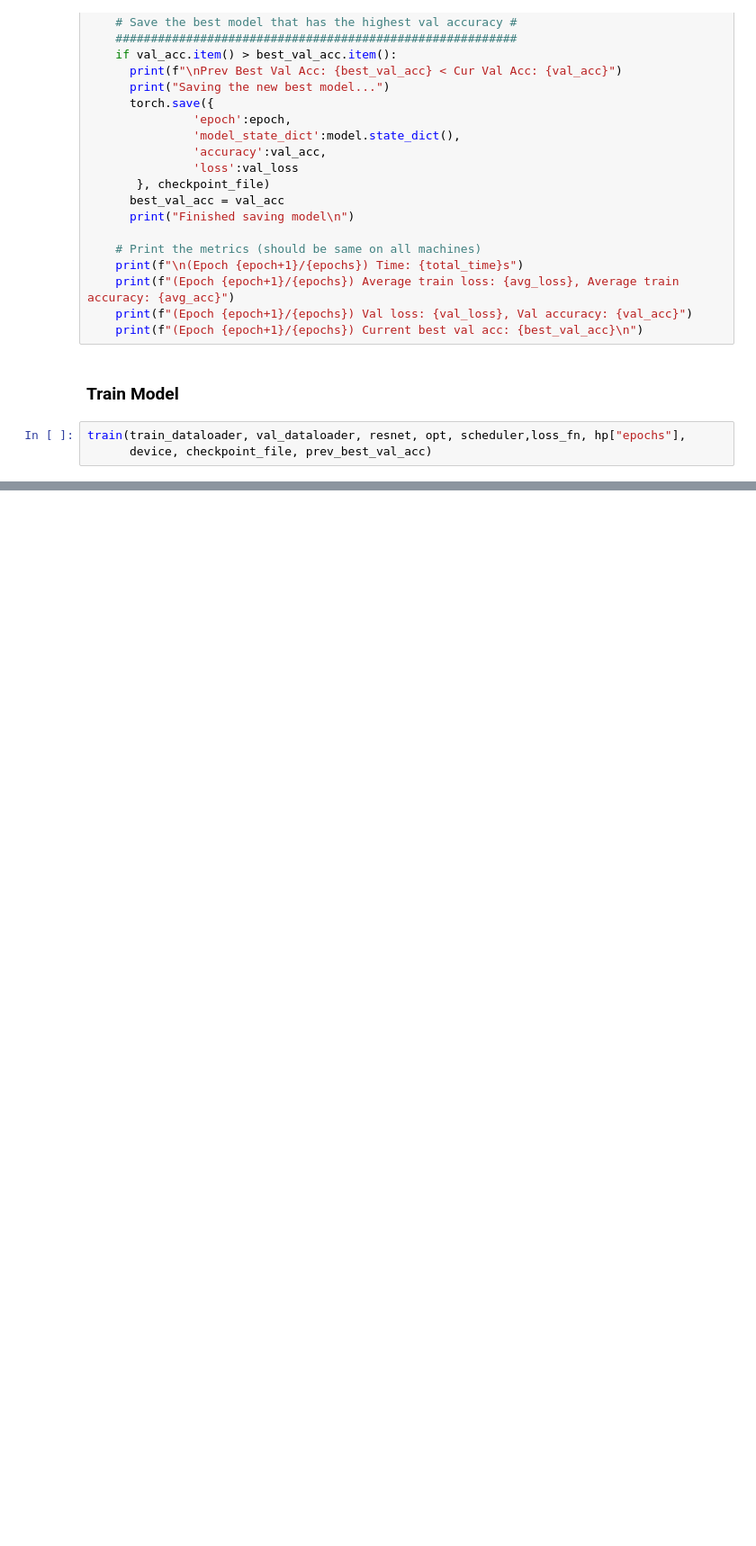
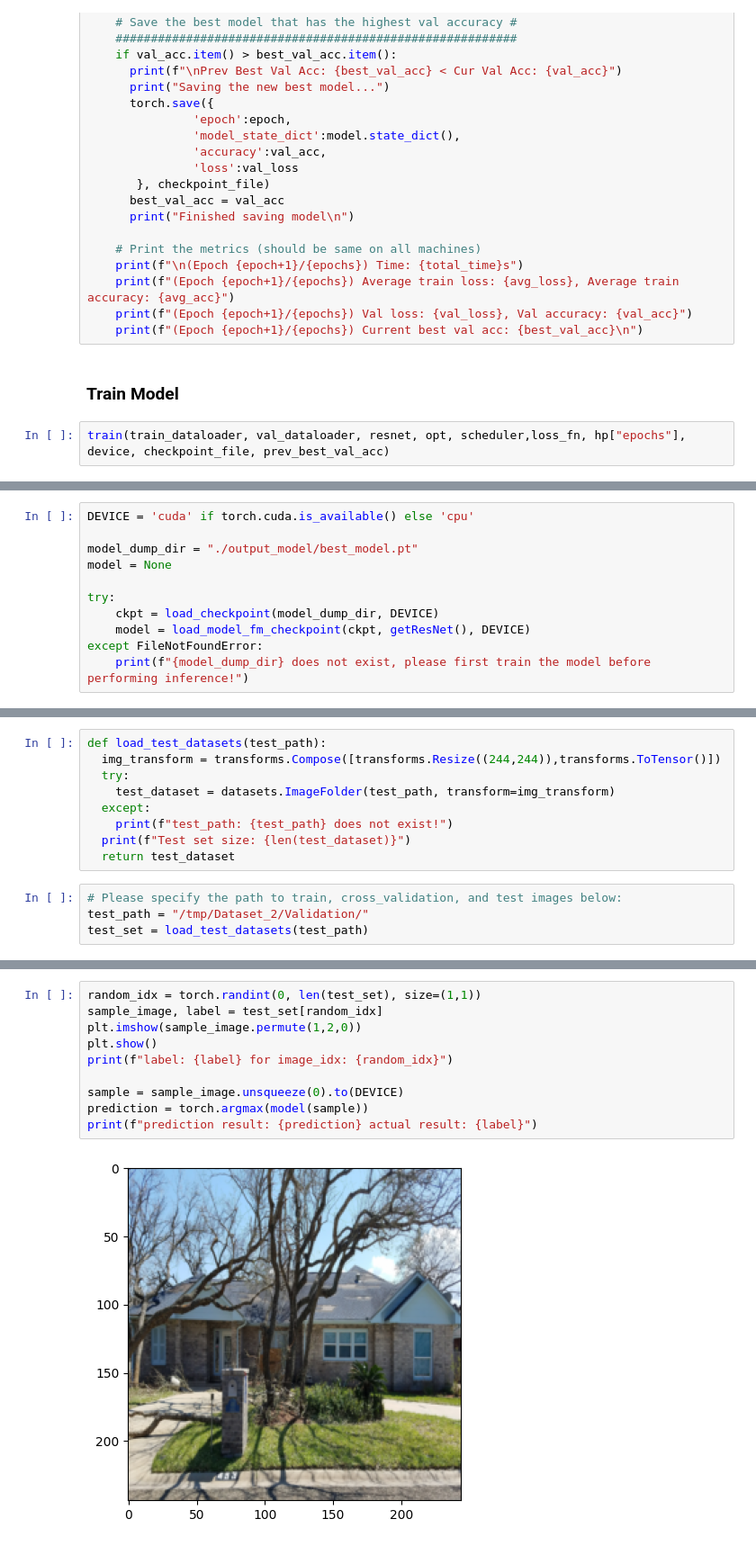
Before and after one commit to chishiki-ai/cnn-course, a Jupyter notebook: part2-building-cnn-pytorch.ipynb, the cells around one changed output, grey strips where cells are left out. Shown at 90% size. Cells and saved outputs as stored; diff of their text form; blank space fills up the shorter version.

Commit message:
static image in folder and env.sh

```diff
--- a/part2-building-cnn-pytorch.ipynb
+++ b/part2-building-cnn-pytorch.ipynb
@@ -341,6 +338,5 @@ def train(train_loader, val_loader, model, opt, scheduler, loss_fn, epochs, DEVI
 # %% [markdown]
 ### Train Model
 # %%
-train(train_dataloader, val_dataloader, resnet, opt, scheduler,loss_fn, hp["epochs"],
-      device, checkpoint_file, prev_best_val_acc)
+train(train_dataloader, val_dataloader, resnet, opt, scheduler,loss_fn, hp["epochs"], device, checkpoint_file, prev_best_val_acc)
 # %% [output]
@@ -365,0 +394,11 @@ Prev Best Val Acc: 0.7650691270828247 < Cur Val Acc: 0.7677865624427795
+# %%
+DEVICE = 'cuda' if torch.cuda.is_available() else 'cpu'
+
+model_dump_dir = "./output_model/best_model.pt"
+model = None
+
+try:
+    ckpt = load_checkpoint(model_dump_dir, DEVICE)
+    model = load_model_fm_checkpoint(ckpt, getResNet(), DEVICE)
+except FileNotFoundError:
+    print(f"{model_dump_dir} does not exist, please first train the model before performing inference!")
@@ -365,0 +426,13 @@ Prev Best Val Acc: 0.7650691270828247 < Cur Val Acc: 0.7677865624427795
+# %%
+def load_test_datasets(test_path):
+  img_transform = transforms.Compose([transforms.Resize((244,244)),transforms.ToTensor()])
+  try:
+    test_dataset = datasets.ImageFolder(test_path, transform=img_transform)
+  except:
+    print(f"test_path: {test_path} does not exist!")
+  print(f"Test set size: {len(test_dataset)}")
+  return test_dataset
+# %%
+# Please specify the path to train, cross_validation, and test images below:
+test_path = "/tmp/Dataset_2/Validation/"
+test_set = load_test_datasets(test_path)
@@ -365,0 +444,12 @@ Prev Best Val Acc: 0.7650691270828247 < Cur Val Acc: 0.7677865624427795
+# %%
+random_idx = torch.randint(0, len(test_set), size=(1,1))
+sample_image, label = test_set[random_idx]
+plt.imshow(sample_image.permute(1,2,0))
+plt.show()
+print(f"label: {label} for image_idx: {random_idx}")
+
+sample = sample_image.unsqueeze(0).to(DEVICE)
+prediction = torch.argmax(model(sample))
+print(f"prediction result: {prediction} actual result: {label}")
+# %% [output]
+[figure, added]
```
Also changed, not shown: parts of 13 cells of this notebook, 9 other files.
